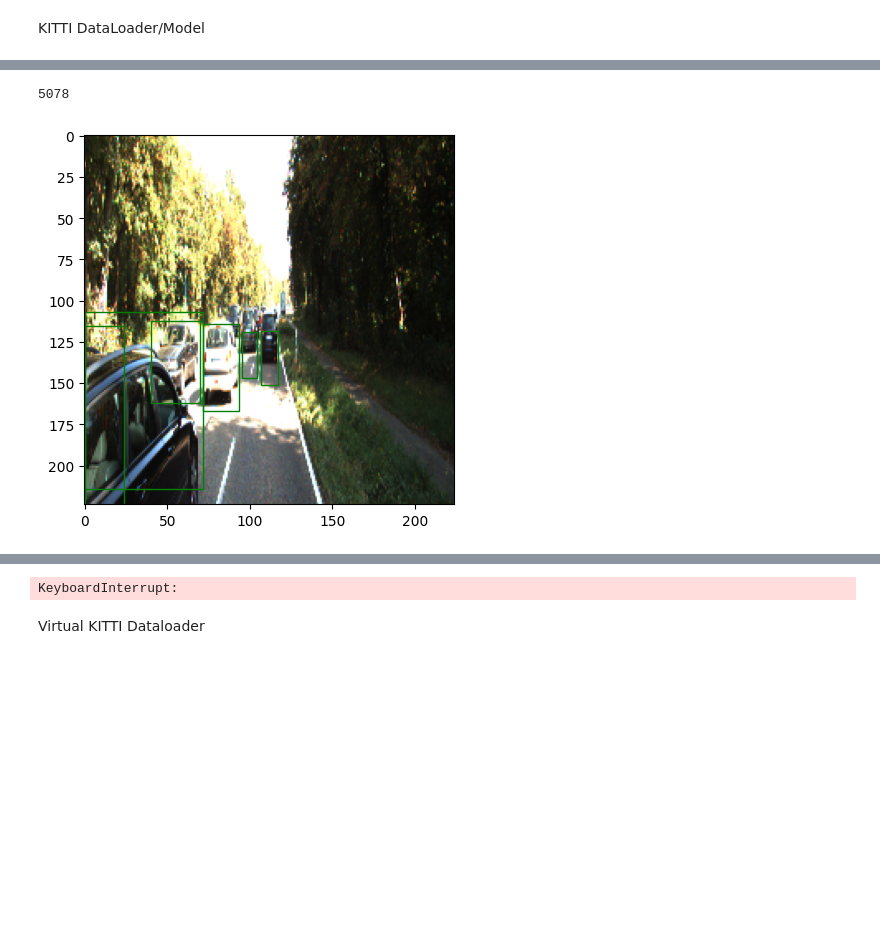
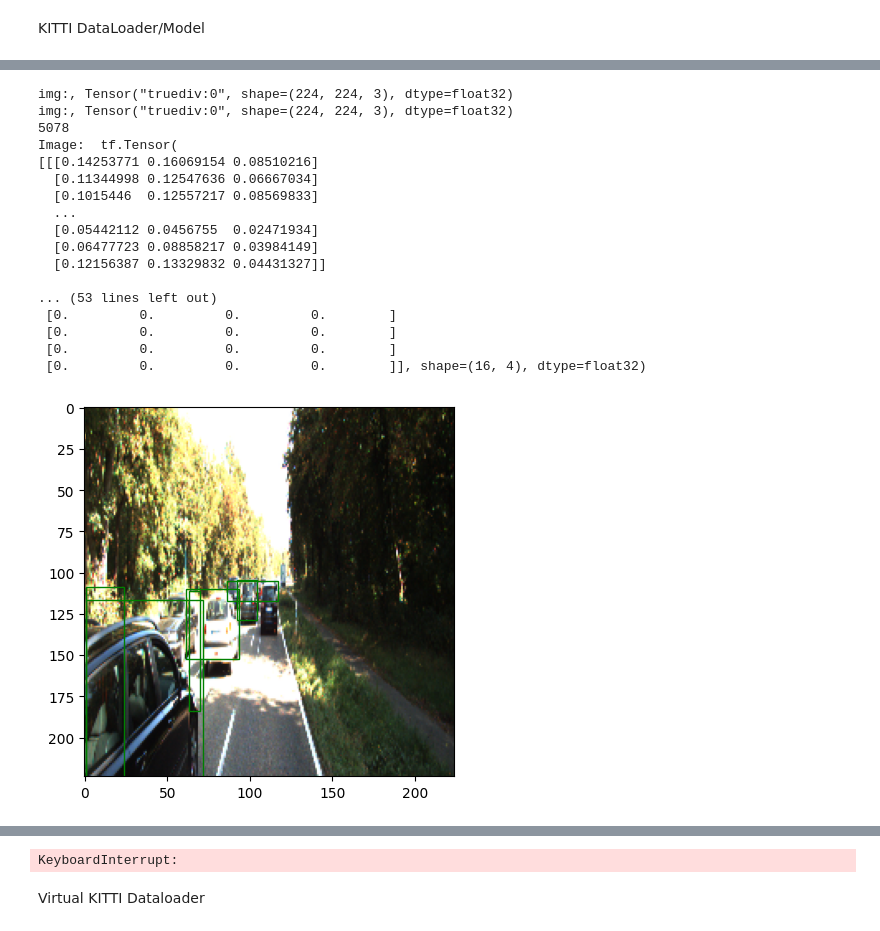
Before and after one commit to elihagen/EnhancingAI_Project, a Jupyter notebook: Programming/dataloader_new.ipynb, the cells around one changed output, grey strips where cells are left out. Drawn from its saved outputs; the diff is of its cells as text; code cells hidden in the pictures; blank space fills up the shorter version.

Commit message:
add: vkitti loader; still issues with bbox and training vkitti

```diff
--- a/Programming/dataloader_new.ipynb
+++ b/Programming/dataloader_new.ipynb
@@ -5,13 +25,18 @@ import tensorflow as tf
 import tensorflow_datasets as tfds
 import matplotlib.pyplot as plt
 import matplotlib.patches as patches
-from tensorflow.keras import layers, models
+from tensorflow.keras import layers, models, Model
 from tensorflow.keras.applications import ResNet50
 import numpy as np
 
+
 def preprocess_image(image, bbox, label, orientation, input_shape):
     # Filter out non-car objects (car: type = 0)
+
     car_indices = tf.where(label == 0)[:, 0]
+
+    # if tf.size(car_indices) == 0:
+
     bbox = tf.gather(bbox, car_indices)
     label = tf.gather(label, car_indices)
     orientation = tf.gather(orientation, car_indices)
@@ -29,6 +54,7 @@ def preprocess_image(image, bbox, label, orientation, input_shape):
 
     image = tf.image.resize(image, (input_shape[0], input_shape[1]))
     image = image / 255.0
+    print("img:,", image)
 
     # Handling multiple objects in a single image
     # Pad bounding boxes and orientations to a fixed number (16)
@@ -43,6 +69,7 @@ def preprocess(example, input_shape):
     bbox = example['objects']['bbox']
     label = example['objects']['type']
     orientation = example['objects']['dimensions']
+
     # Preprocess each image, bbox, label
     image, (bbox, orientation) = preprocess_image(image, bbox, label, orientation, input_shape)
 
@@ -54,8 +81,36 @@ def load_kitti_dataset(split, input_shape):
 
     # Apply preprocessing function to dataset
     dataset = dataset.map(lambda example: preprocess(example, input_shape))
+   # dataset = dataset.filter(lambda image, labels: image is not None)
+
 
     return dataset
+
+def VoxelRCNN(input_shape, num_classes=1):
+    # Replace this with Voxel R-CNN backbone or a similar 3D convolutional backbone
+    # For demonstration, use a simpler backbone (MobileNetV2) and adjust to your needs
+    backbone = tf.keras.applications.MobileNetV2(input_shape=input_shape, include_top=False)
+
+    # Remove the top classification layers
+    backbone_output = backbone.output
+
+    # Add custom head for object detection
+    x = layers.GlobalAveragePooling2D()(backbone_output)
+    x = layers.Dense(256, activation='relu')(x)
+    x = layers.Dense(128, activation='relu')(x)
+
+    # Output layers for bounding box regression and orientation prediction
+    bbox_output = layers.Dense(16 * 4, name='bbox_output')(x)  # 16 bboxes, each with 4 coordinates (x, y, w, h)
+    orientation_output = layers.Dense(16 * 3, name='orientation_output')(x)  # 16 orientations, each with 3 dimensions
+
+    # Reshape the outputs
+    bbox_output = layers.Reshape((16, 4), name="bbox_reshaped")(bbox_output)
+    orientation_output = layers.Reshape((16, 3), name="orientation_reshaped")(orientation_output)
+
+    # Define the model
+    model = tf.keras.Model(inputs=backbone.input, outputs=[bbox_output, orientation_output])
+
+    return model
 
 def create_model(input_shape):
     # To be changed: pre - trained model; used ResNet for testing purpose
@@ -88,54 +143,80 @@ def create_model(input_shape):
 def visualize_ground_truth(dataset):
     # Function to plot images with ground truth bounding boxes
     for image, (bbox_labels, orientation_labels) in dataset.take(1):
+        print("Image: ", image[0], "bbox: ", bbox_labels[0])
         # Plot image with ground truth bounding boxes
         plot_image_with_bbox(image[0], bbox_labels[0], orientation_labels[0])
 
 def plot_image_with_bbox(image, bboxes, orientations):
     height, width, _ = image.shape
     fig, ax = plt.subplots(1)
+
     ax.imshow(image)
 
     for bbox in bboxes:
         if tf.reduce_all(tf.equal(bbox, 0)):
             continue
-        left = bbox[1] * width
-        top = bbox[0] * height
+
+        # KITTI bbox format: [left, top, right, bottom]
+        left = bbox[0] * width
+        top = bbox[2] * height
         right = bbox[3] * width
-        bottom = bbox[2] * height
-        rect = patches.Rectangle((left, bottom), right - left, bottom - top, linewidth=1, edgecolor='g', facecolor='none')
+        bottom = bbox[1] * height
+
+        bbox_width = right - left
+        bbox_height = bottom-top
+
+        # Create a rectangle patch
+        rect = patches.Rectangle((left, height-bottom), bbox_width, bbox_height, linewidth=1, edgecolor='g', facecolor='none')
         ax.add_patch(rect)
+    plt.show()
 
-    plt.show()
+
 
 def main():
     # Input image shape
     input_shape = (224, 224, 3)
 
     # Create and compile the model
     # change the metrics and losses - did not find average precision as metric from tensorflow
-    model = create_model(input_shape)
+    model = VoxelRCNN(input_shape)
     model.compile(optimizer=tf.keras.optimizers.Adam(),
                   loss={'bbox_reshaped': 'mean_squared_error', 'orientation_reshaped': 'mean_squared_error'},
                   metrics={'bbox_reshaped': 'mae', 'orientation_reshaped': 'mae'})
 
     # Load and preprocess dataset
     train_dataset = load_kitti_dataset('train[:80%]', input_shape)
     test_dataset = load_kitti_dataset('train[80%:]', input_shape)
     print(len(train_dataset))
 
     # Apply padding and batching
     train_dataset = train_dataset.padded_batch(64, padded_shapes=([224,224, 3], ([16, 4], [16, 3])))
     test_dataset = test_dataset.padded_batch(64, padded_shapes=([224,224, 3], ([16, 4], [16, 3])))
 
     visualize_ground_truth(test_dataset)
 
     # Train the model
     model.fit(train_dataset, epochs=5, validation_data=test_dataset)
 
 if __name__ == "__main__":
     main()
 # %% [output]
+img:, Tensor("truediv:0", shape=(224, 224, 3), dtype=float32)
+img:, Tensor("truediv:0", shape=(224, 224, 3), dtype=float32)
 5078
+Image:  tf.Tensor(
+[[[0.14253771 0.16069154 0.08510216]
+  [0.11344998 0.12547636 0.06667034]
+  [0.1015446  0.12557217 0.08569833]
+  ...
+  [0.05442112 0.0456755  0.02471934]
+  [0.06477723 0.08858217 0.03984149]
+  [0.12156387 0.13329832 0.04431327]]
+
+... (53 lines left out)
+ [0.         0.         0.         0.        ]
+ [0.         0.         0.         0.        ]
+ [0.         0.         0.         0.        ]
+ [0.         0.         0.         0.        ]], shape=(16, 4), dtype=float32)
-[figure, old version]
+[figure, new version]
 Epoch 1/5
```
Also changed, not shown: parts of 3 cells of this notebook.
